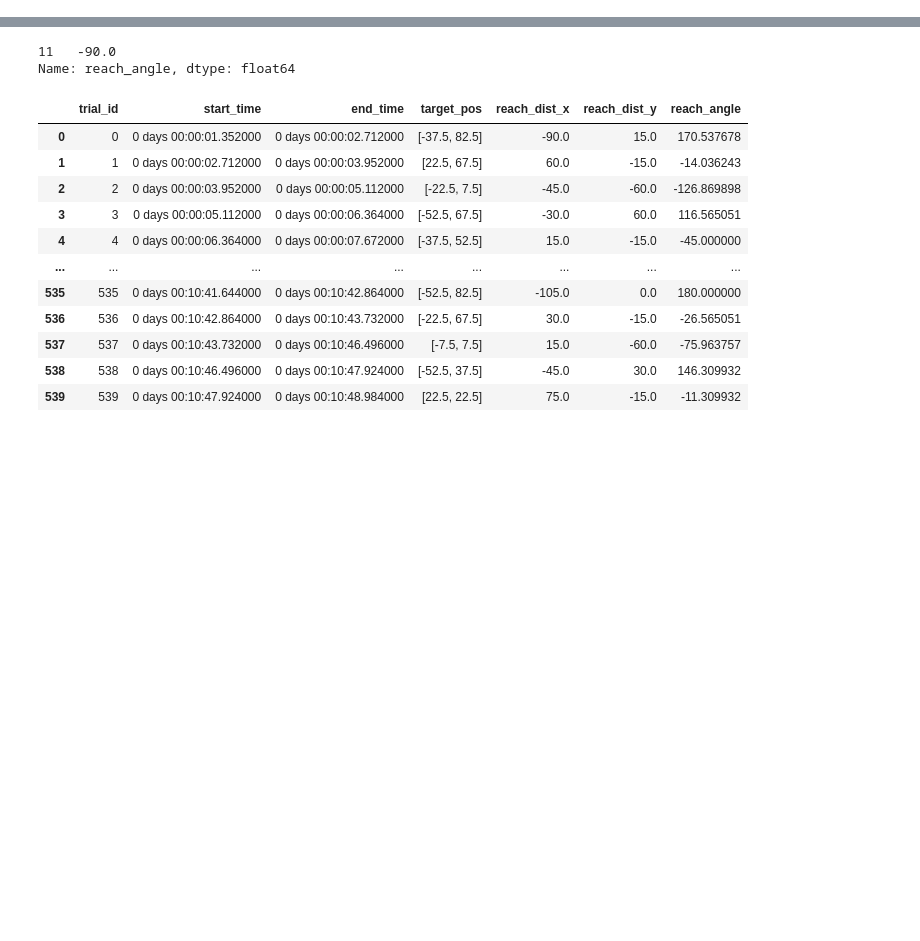
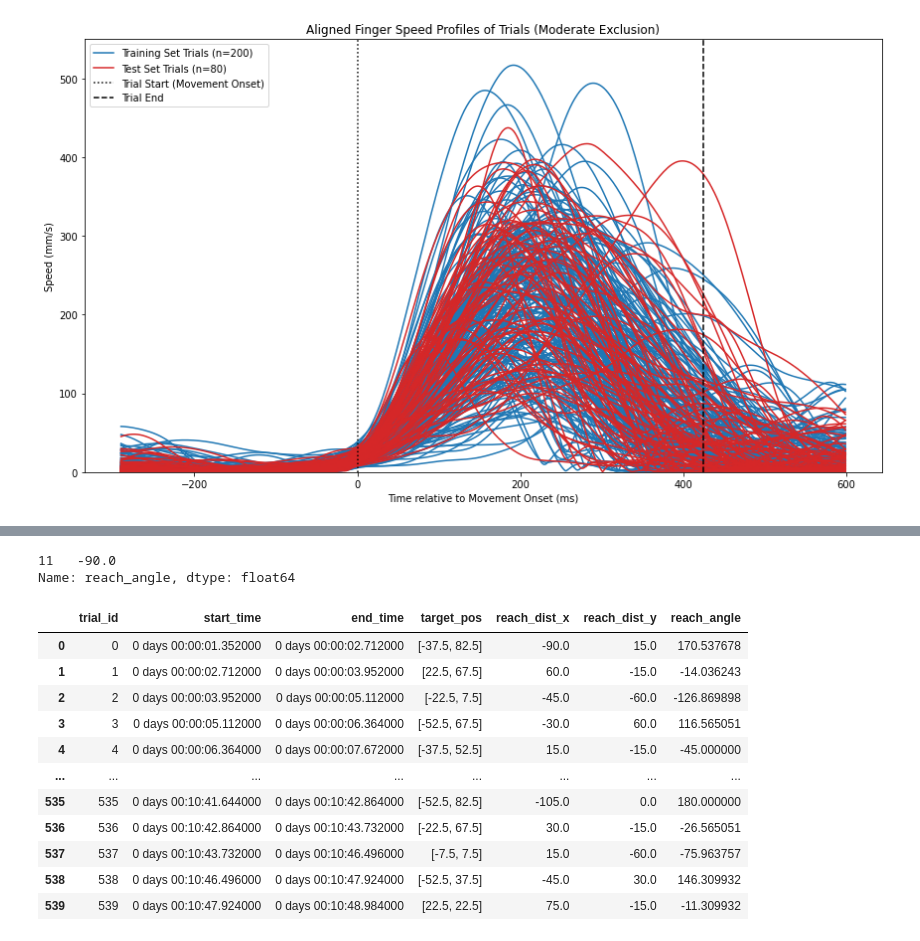
Before and after one commit to domenick-m/NDT-U, a Jupyter notebook: mc_rtt_test.ipynb, the cells around one changed output, grey strips where cells are left out. Cells and saved outputs as stored; diff of their text form; code cells hidden in the pictures; blank space fills up the shorter version.

```diff
--- a/mc_rtt_test.ipynb
+++ b/mc_rtt_test.ipynb
@@ -56,3 +38,10 @@ dataset.trial_info = pd.DataFrame({
     'reach_dist_y': reach_dist[:, 1],
     'reach_angle': reach_angle,
 })
+
+speed = np.linalg.norm(dataset.data.finger_vel, axis=1)
+dataset.data['speed'] = speed
+peak_times = dataset.calculate_onset('speed', 0.05)
+
+trial_data = dataset.make_trial_data(align_field='speed_onset', align_range=(-290, 750), allow_nans=True)
+len(trial_data.trial_id.unique())
@@ -58,0 +161,72 @@ dataset.trial_info = pd.DataFrame({
+# %%
+speed = np.linalg.norm(dataset_train.data.finger_vel, axis=1)
+dataset_train.data['speed'] = speed
+peak_times = dataset_train.calculate_onset(
+    'speed',
+    onset_threshold=0.075,
+    peak_prominence=0.5,
+    peak_distance_s=0.125,
+    multipeak_threshold=0.5
+)
+
+speed = np.linalg.norm(dataset_test.data.finger_vel, axis=1)
+dataset_test.data['speed'] = speed
+peak_times = dataset_test.calculate_onset(
+    'speed',
+    onset_threshold=0.075,
+    peak_prominence=0.5,
+    peak_distance_s=0.125,
+    multipeak_threshold=0.5
+)
+# speed = np.linalg.norm(dataset_train.data.finger_vel, axis=1)
+# dataset_train.data['speed'] = speed
+# peak_times = dataset_train.calculate_onset(
+#     'speed',
+#     onset_threshold=0.075,
+#     peak_prominence=0.5,
+#     peak_distance_s=0.1,
+#     multipeak_threshold=0.5
+# )
+
+# speed = np.linalg.norm(dataset_test.data.finger_vel, axis=1)
+# dataset_test.data['speed'] = speed
+# peak_times = dataset_test.calculate_onset(
+#     'speed',
+#     onset_threshold=0.075,
+#     peak_prominence=0.5,
+#     peak_distance_s=0.1,
+#     multipeak_threshold=0.5
+# )
+
+# train_trial_data = dataset_train.make_trial_data(align_field='start_time', align_range=(0, 900), allow_nans=False, allow_overlap=True)
+train_trial_data = dataset_train.make_trial_data(align_field='speed_onset', align_range=(-290, 600), allow_nans=False, allow_overlap=False)
+print(len(train_trial_data.trial_id.unique()))
+
+# test_trial_data = dataset_test.make_trial_data(align_field='start_time', align_range=(0, 900), allow_nans=False, allow_overlap=True)
+test_trial_data = dataset_test.make_trial_data(align_field='speed_onset', align_range=(-290, 600), allow_nans=False, allow_overlap=False)
+print(len(test_trial_data.trial_id.unique()))
+
+
+fig, ax = plt.subplots(1, 1, figsize=(12, 7))
+plt.xlabel('Time relative to Movement Onset (ms)')
+plt.ylabel('Speed (mm/s)')
+plt.ylim([0, 550])
+plt.title('Aligned Finger Speed Profiles of Trials (Moderate Exclusion)')
+first_train, first_test = False, False
+for tid, trial in train_trial_data.groupby('trial_id'):
+    speed = np.linalg.norm(trial.finger_vel, axis=1)
+    ax.plot(range(-290,len(speed)-290), speed, color='tab:blue', label='Training Set Trials (n=200)' if not first_train else None) #row=0, col=0
+    first_train = True
+for tid, trial in test_trial_data.groupby('trial_id'):
+    speed = np.linalg.norm(trial.finger_vel, axis=1)
+    ax.plot(range(-290,len(speed)-290), speed, color='tab:red', label='Test Set Trials (n=80)' if not first_test else None) #row=0, col=0
+    first_test = True
+plt.plot([0 for i in range(1000)], [i for i in range(1000)], linestyle='dotted', color='black', label='Trial Start (Movement Onset)')
+plt.plot([425 for i in range(1000)], [i for i in range(1000)], linestyle='dashed', color='black', label='Trial End')
+
+
+plt.legend(loc='upper left')
+plt.tight_layout()
+
+plt.savefig('moderate_exclusion.png', facecolor='white', transparent=False)
+# %% [output]
@@ -58,0 +237 @@ dataset.trial_info = pd.DataFrame({
+[figure, added]
```
Also changed, not shown: parts of 22 cells of this notebook, 20 other files.
